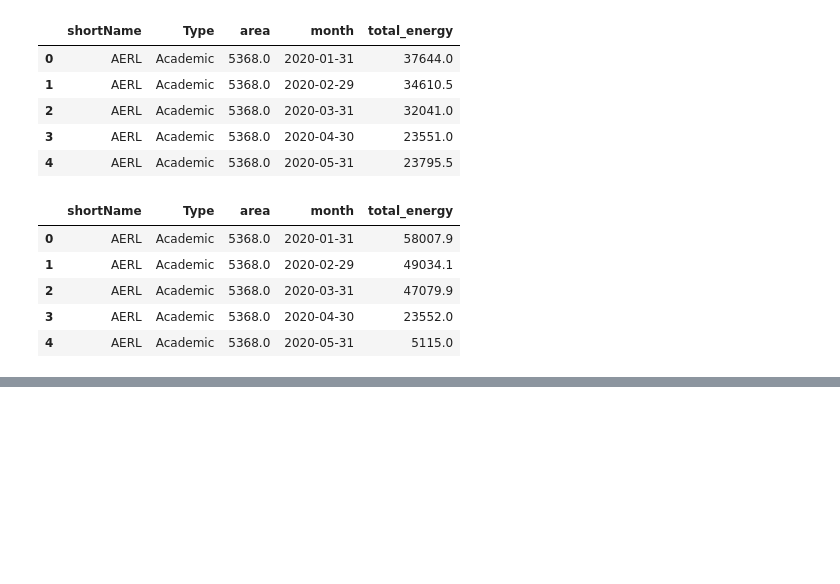
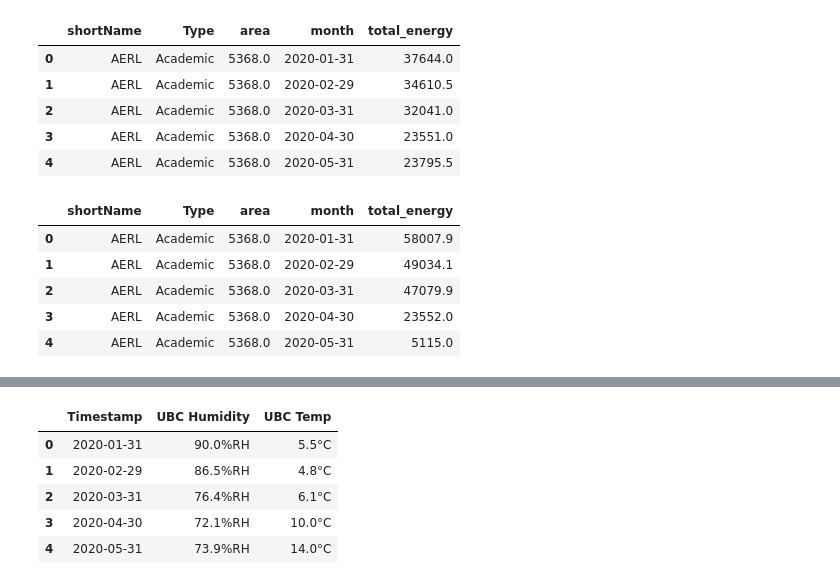
Before and after one commit to Speculatorrr/ECON323-Building-Energy-Analysis, a Jupyter notebook: Final_Project.ipynb, the cells around one changed output, grey strips where cells are left out. Cells and saved outputs as stored; diff of their text form; code cells hidden in the pictures; blank space fills up the shorter version.

```diff
--- a/Final_Project.ipynb
+++ b/Final_Project.ipynb
@@ -323,0 +347,15 @@ plt.show()
+# %%
+for col in df.columns[2:]:
+    if df[col].dtype == 'object':
+        df[col] = data[col].str.replace(r"[^\d.]", "", regex=True)  #asked gpt how to take the units out
+        df[col] = pd.to_numeric(df[col], errors="coerce")
+
+
+data.head()
+# %% [output]
+|  | Timestamp | UBC Humidity | UBC Temp |
+| 0 | 2020-01-31 | 90.0%RH | 5.5°C |
+| 1 | 2020-02-29 | 86.5%RH | 4.8°C |
+| 2 | 2020-03-31 | 76.4%RH | 6.1°C |
+| 3 | 2020-04-30 | 72.1%RH | 10.0°C |
+| 4 | 2020-05-31 | 73.9%RH | 14.0°C |
```
Also changed, not shown: parts of 10 cells of this notebook, 1 other file.
